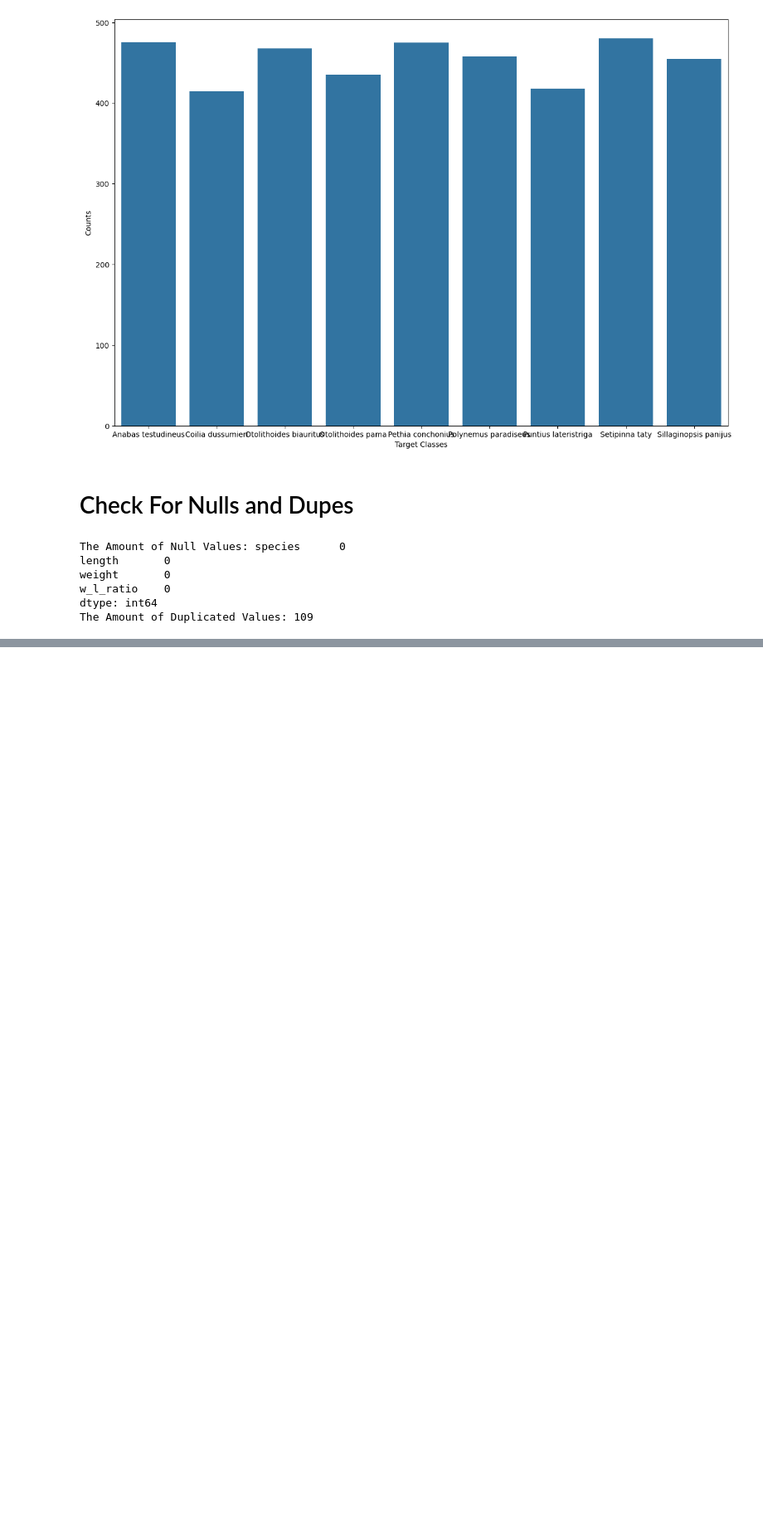
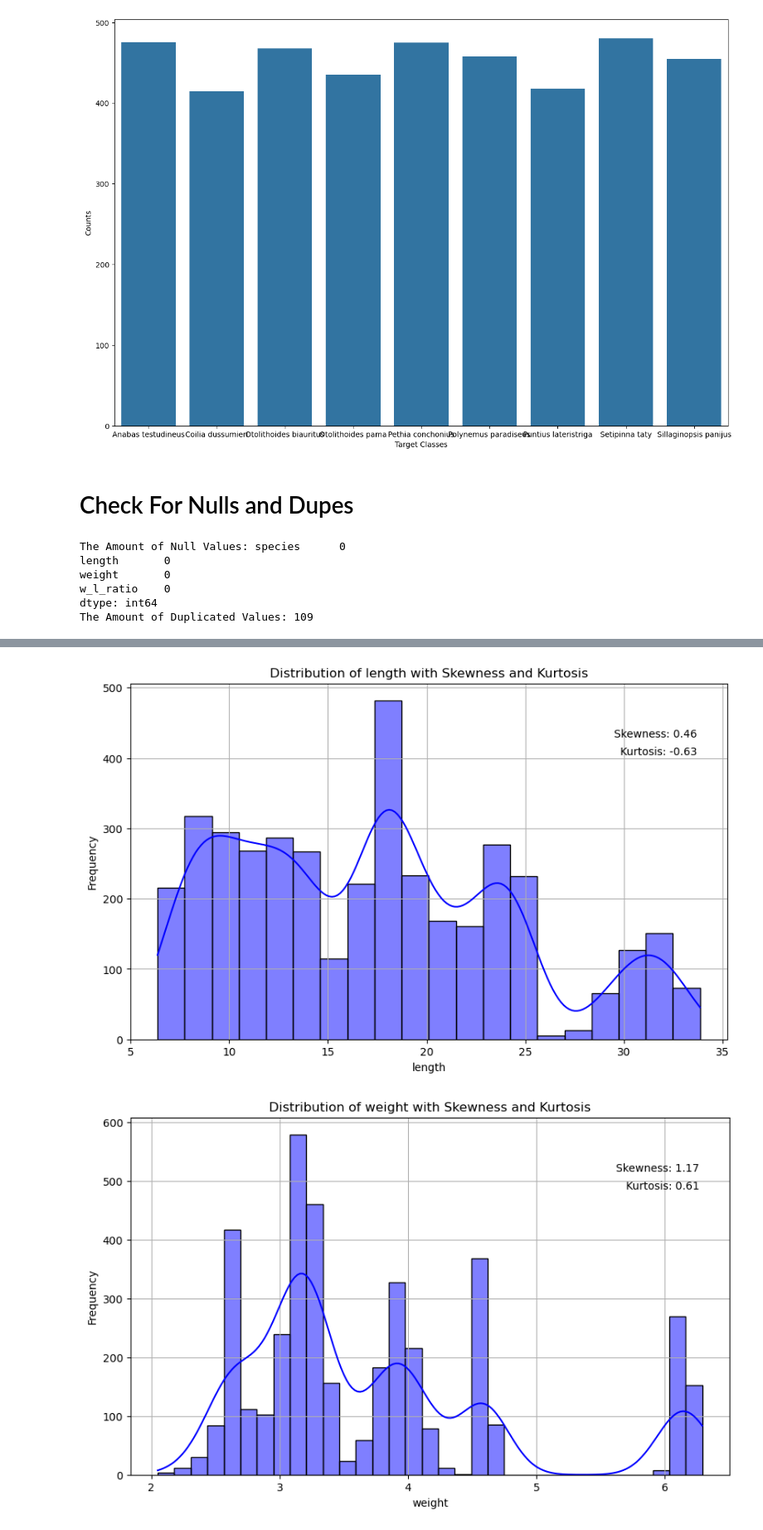
Before and after one commit to MaukanMir/Fish-Classification-Analysis, a Jupyter notebook: training.ipynb, the cells around one changed output, grey strips where cells are left out. Shown at 83% size. Cells and saved outputs as stored; diff of their text form; code cells hidden in the pictures; blank space fills up the shorter version.

```diff
--- a/training.ipynb
+++ b/training.ipynb
@@ -89,0 +163,5 @@ df.drop_duplicates(inplace=True)
+# %%
+dist_plot(numerical_types)
+# %% [output]
+[figure, added]
+[figure, added]
```
Also changed, not shown: parts of 9 cells of this notebook.
